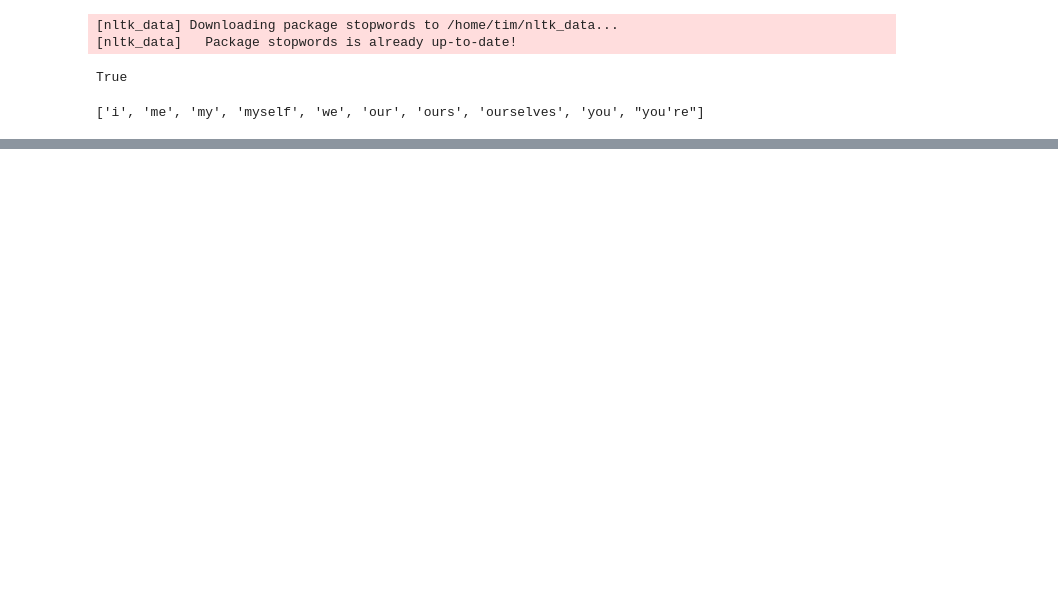
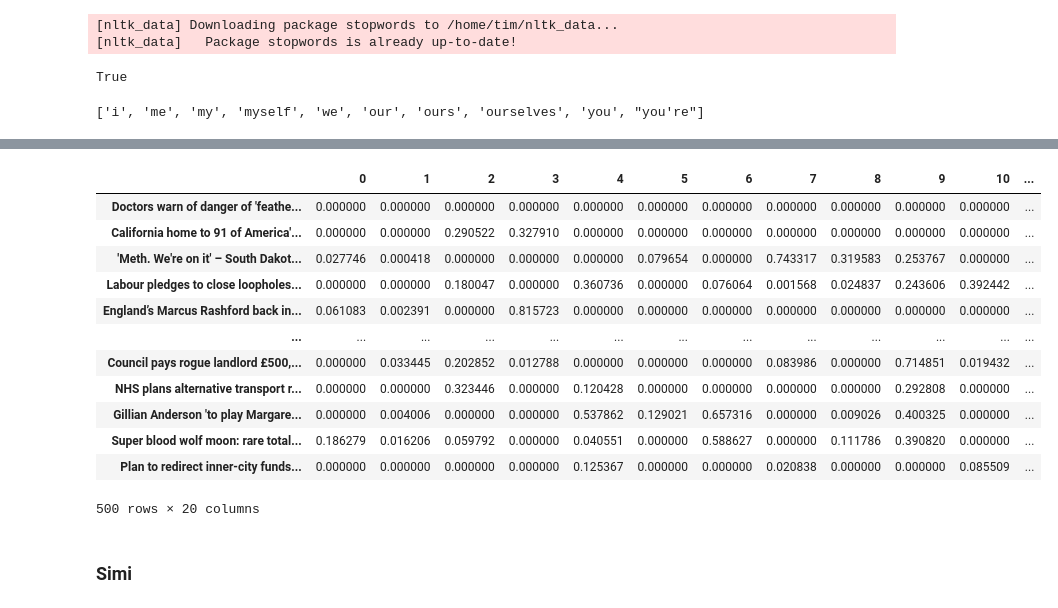
Before and after one commit to TSGreen/newspaper-content-nlp-project, a Jupyter notebook: notebooks/exploratory_nlp.ipynb, the cells around one changed output, grey strips where cells are left out. Saved outputs shown, nothing was run; the diff lists cells and outputs as text; code cells hidden in the pictures; blank space fills up the shorter version.

Commit message:
Added NMF model to notebook, basic topic identification and simularaities between articles

```diff
--- a/notebooks/exploratory_nlp.ipynb
+++ b/notebooks/exploratory_nlp.ipynb
@@ -232,0 +208,13 @@ Name: tokens, dtype: object
+# %%
+from sklearn.decomposition import NMF
+nmf = NMF(n_components=20)
+# %%
+from sklearn.preprocessing import Normalizer, MaxAbsScaler
+from sklearn.pipeline import make_pipeline
+
+scaler = MaxAbsScaler()
+normalizer = Normalizer()
+
+model = make_pipeline(scaler, nmf, normalizer)
+# %%
+norm_features = model.fit_transform(tfidf)
@@ -232,0 +237,20 @@ Name: tokens, dtype: object
+# %%
+features = pd.DataFrame(norm_features, index=headlines)
+# %%
+features
+# %% [output]
+|  | 0 | 1 | 2 | 3 | 4 | 5 | 6 | 7 | 8 | 9 | 10 | ... |
+| Doctors warn of danger of 'feathe... | 0.000000 | 0.000000 | 0.000000 | 0.000000 | 0.000000 | 0.000000 | 0.000000 | 0.000000 | 0.000000 | 0.000000 | 0.000000 | ... |
+| California home to 91 of America'... | 0.000000 | 0.000000 | 0.290522 | 0.327910 | 0.000000 | 0.000000 | 0.000000 | 0.000000 | 0.000000 | 0.000000 | 0.000000 | ... |
+| 'Meth. We're on it' – South Dakot... | 0.027746 | 0.000418 | 0.000000 | 0.000000 | 0.000000 | 0.079654 | 0.000000 | 0.743317 | 0.319583 | 0.253767 | 0.000000 | ... |
+| Labour pledges to close loopholes... | 0.000000 | 0.000000 | 0.180047 | 0.000000 | 0.360736 | 0.000000 | 0.076064 | 0.001568 | 0.024837 | 0.243606 | 0.392442 | ... |
+| England’s Marcus Rashford back in... | 0.061083 | 0.002391 | 0.000000 | 0.815723 | 0.000000 | 0.000000 | 0.000000 | 0.000000 | 0.000000 | 0.000000 | 0.000000 | ... |
+| ... | ... | ... | ... | ... | ... | ... | ... | ... | ... | ... | ... | ... |
+| Council pays rogue landlord £500,... | 0.000000 | 0.033445 | 0.202852 | 0.012788 | 0.000000 | 0.000000 | 0.000000 | 0.083986 | 0.000000 | 0.714851 | 0.019432 | ... |
+| NHS plans alternative transport r... | 0.000000 | 0.000000 | 0.323446 | 0.000000 | 0.120428 | 0.000000 | 0.000000 | 0.000000 | 0.000000 | 0.292808 | 0.000000 | ... |
+| Gillian Anderson 'to play Margare... | 0.000000 | 0.004006 | 0.000000 | 0.000000 | 0.537862 | 0.129021 | 0.657316 | 0.000000 | 0.009026 | 0.400325 | 0.000000 | ... |
+| Super blood wolf moon: rare total... | 0.186279 | 0.016206 | 0.059792 | 0.000000 | 0.040551 | 0.000000 | 0.588627 | 0.000000 | 0.111786 | 0.390820 | 0.000000 | ... |
+| Plan to redirect inner-city funds... | 0.000000 | 0.000000 | 0.000000 | 0.000000 | 0.125367 | 0.000000 | 0.000000 | 0.020838 | 0.000000 | 0.000000 | 0.085509 | ... |
+500 rows × 20 columns
+# %% [markdown]
+<h3> Simi
```
Also changed, not shown: parts of 12 cells of this notebook, 18 other files.
